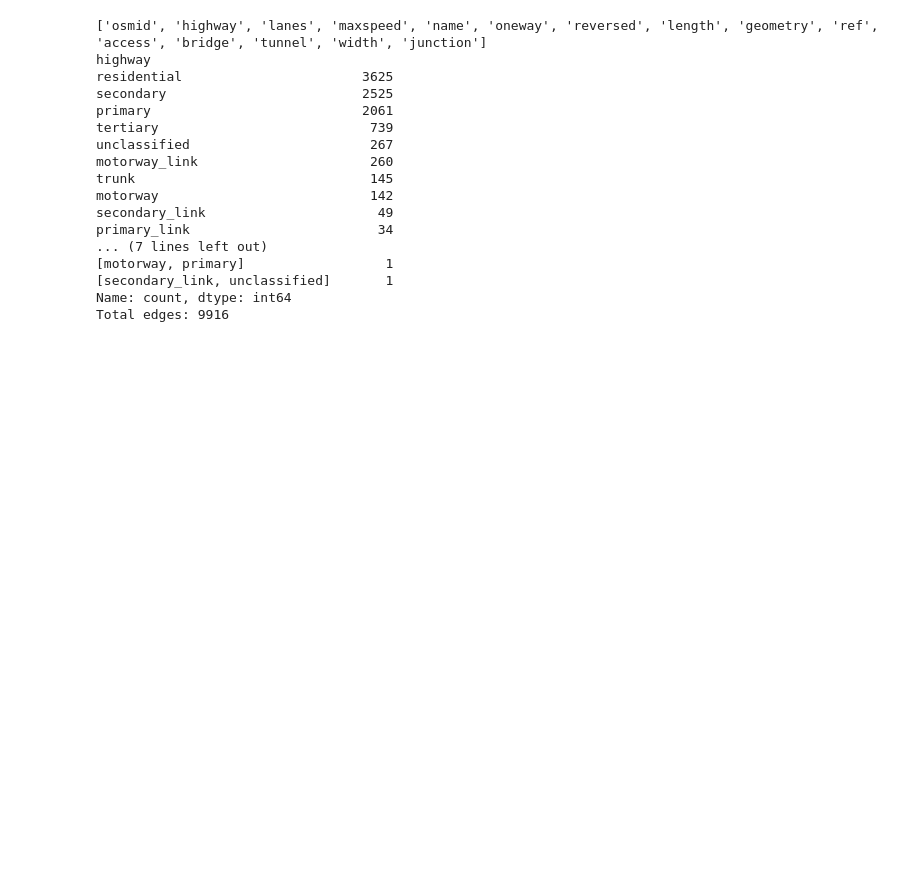
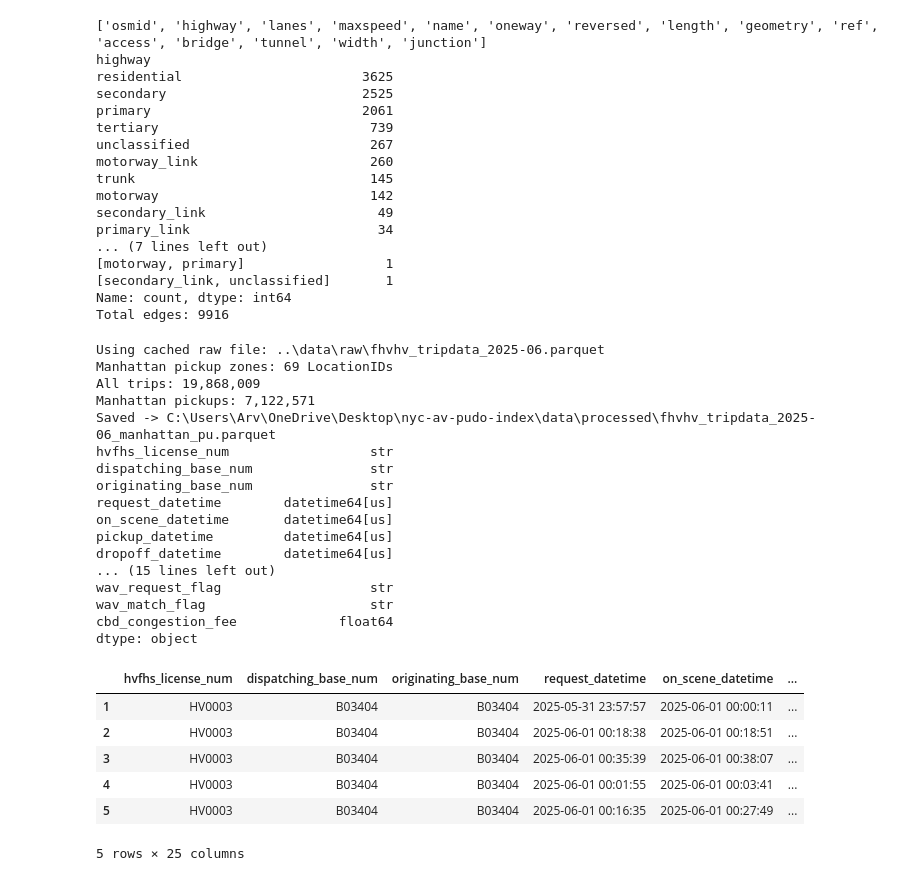
Before and after one commit to ahedy7/nyc-av-pudo-index, a Jupyter notebook: notebooks/01_data_collection.ipynb, the cells around one changed output. Saved outputs shown, nothing was run; the diff lists cells and outputs as text; code cells hidden in the pictures; blank space fills up the shorter version.

```diff
--- a/notebooks/01_data_collection.ipynb
+++ b/notebooks/01_data_collection.ipynb
@@ -37,3 +37,81 @@ primary_link                        34
 [secondary_link, unclassified]       1
 Name: count, dtype: int64
 Total edges: 9916
+# %%
+from pathlib import Path
+import urllib.request
+
+import pandas as pd
+
+# TLC parquet endpoints (same CDN linked from NYC Open Data / TLC trip record pages)
+FHVHV_URL = "https://d37ci6vzurychx.cloudfront.net/trip-data/fhvhv_tripdata_2025-06.parquet"
+ZONE_LOOKUP_URL = "https://d37ci6vzurychx.cloudfront.net/misc/taxi_zone_lookup.csv"
+
+RAW_PATH = Path("../data/raw/fhvhv_tripdata_2025-06.parquet")
+OUT_PATH = Path("../data/processed/fhvhv_tripdata_2025-06_manhattan_pu.parquet")
+DESKTOP_RAW = Path(r"C:\Users\Arv\OneDrive\Desktop\Raw Taxi\fhvhv_tripdata_2025-06.parquet")
+
+
+def download_file(url: str, dest: Path) -> None:
+    dest.parent.mkdir(parents=True, exist_ok=True)
+    print(f"Downloading {url} -> {dest}")
+    urllib.request.urlretrieve(url, dest)
+    print("Download complete.")
+
+
+def ensure_raw_parquet(path: Path) -> Path:
+    if path.exists():
+        print(f"Using cached raw file: {path}")
+        return path
+    if DESKTOP_RAW.exists():
+        path.parent.mkdir(parents=True, exist_ok=True)
+        print(f"Copying existing local file -> {path}")
+        path.write_bytes(DESKTOP_RAW.read_bytes())
+        return path
+    download_file(FHVHV_URL, path)
+    return path
+
+
+ensure_raw_parquet(RAW_PATH)
+
+# Official TLC taxi zone lookup: Borough == Manhattan -> PULocationID values
+zones = pd.read_csv(ZONE_LOOKUP_URL)
+manhattan_pu_ids = zones.loc[zones["Borough"] == "Manhattan", "LocationID"].astype("int32")
+print(f"Manhattan pickup zones: {len(manhattan_pu_ids)} LocationIDs")
+
+df = pd.read_parquet(RAW_PATH)
+df_manhattan = df[df["PULocationID"].isin(manhattan_pu_ids)].copy()
+
+OUT_PATH.parent.mkdir(parents=True, exist_ok=True)
+df_manhattan.to_parquet(OUT_PATH, index=False)
+
+print(f"All trips: {len(df):,}")
+print(f"Manhattan pickups: {len(df_manhattan):,}")
+print(f"Saved -> {OUT_PATH.resolve()}")
+print(df_manhattan.dtypes)
+df_manhattan.head()
+# %% [output]
+Using cached raw file: ..\data\raw\fhvhv_tripdata_2025-06.parquet
+Manhattan pickup zones: 69 LocationIDs
+All trips: 19,868,009
+Manhattan pickups: 7,122,571
+Saved -> C:\Users\Arv\OneDrive\Desktop\nyc-av-pudo-index\data\processed\fhvhv_tripdata_2025-06_manhattan_pu.parquet
+hvfhs_license_num                  str
+dispatching_base_num               str
+originating_base_num               str
+request_datetime        datetime64[us]
+on_scene_datetime       datetime64[us]
+pickup_datetime         datetime64[us]
+dropoff_datetime        datetime64[us]
+... (15 lines left out)
+wav_request_flag                   str
+wav_match_flag                     str
+cbd_congestion_fee             float64
+dtype: object
+|  | hvfhs_license_num | dispatching_base_num | originating_base_num | request_datetime | on_scene_datetime | ... |
+| 1 | HV0003 | B03404 | B03404 | 2025-05-31 23:57:57 | 2025-06-01 00:00:11 | ... |
+| 2 | HV0003 | B03404 | B03404 | 2025-06-01 00:18:38 | 2025-06-01 00:18:51 | ... |
+| 3 | HV0003 | B03404 | B03404 | 2025-06-01 00:35:39 | 2025-06-01 00:38:07 | ... |
+| 4 | HV0003 | B03404 | B03404 | 2025-06-01 00:01:55 | 2025-06-01 00:03:41 | ... |
+| 5 | HV0003 | B03404 | B03404 | 2025-06-01 00:16:35 | 2025-06-01 00:27:49 | ... |
+5 rows × 25 columns
```
Also changed, not shown: parts of 5 cells of this notebook, 1 other file.
